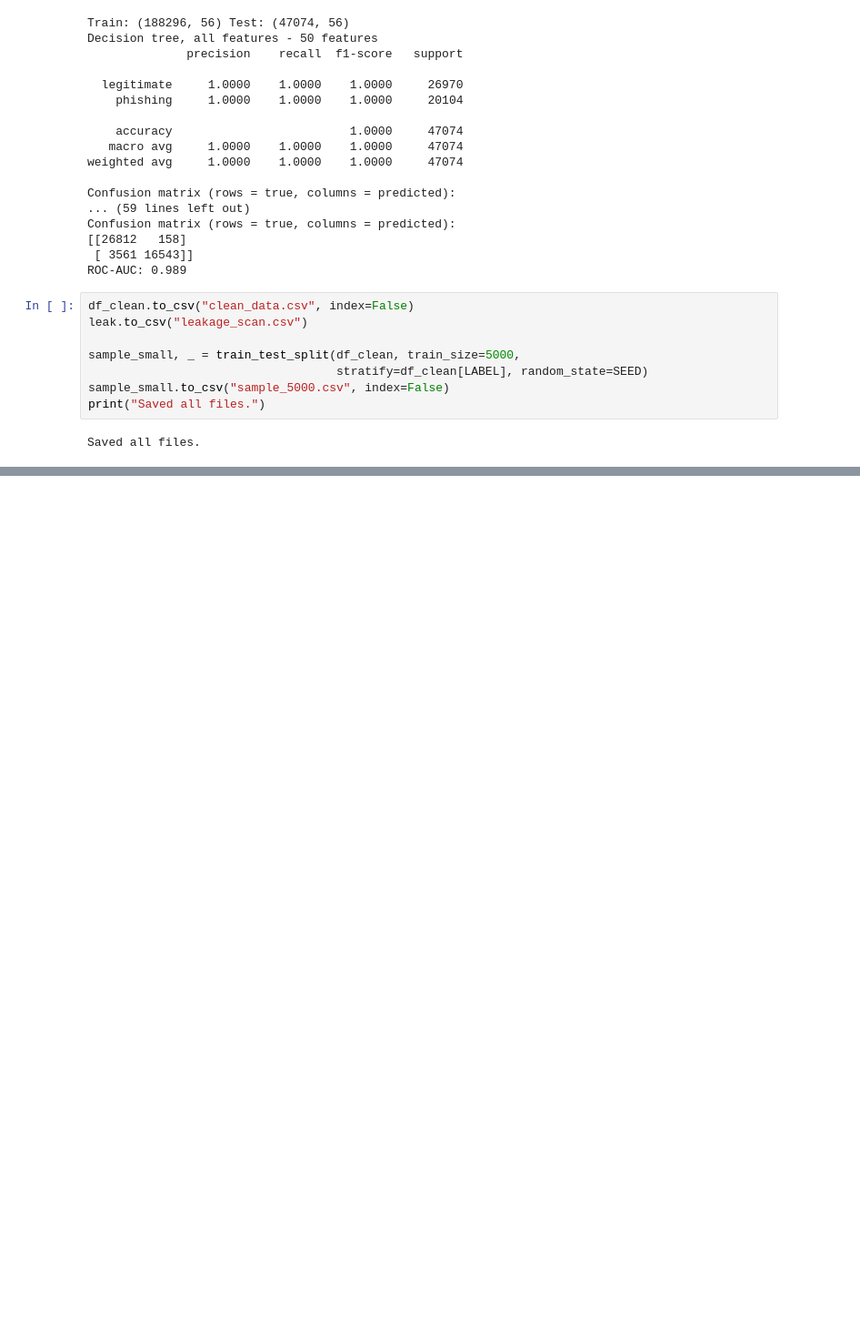
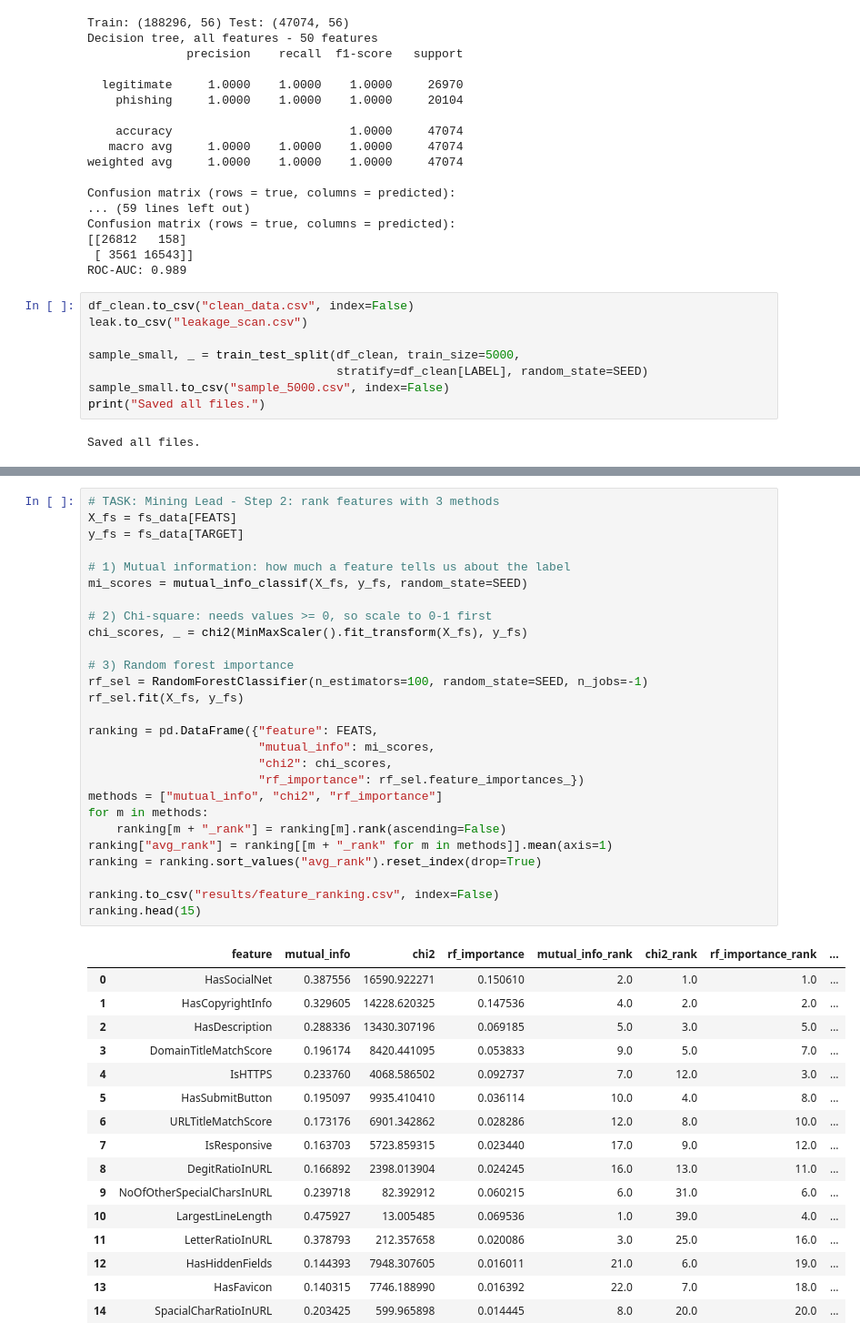
Before and after one commit to ayeshaalamexe/ds311-phishguard, a Jupyter notebook: notebooks/03_mining_lead.ipynb, the cells around one changed output, grey strips where cells are left out. Shown at 91% size. Drawn from its saved outputs; the diff is of its cells as text; blank space fills up the shorter version.

```diff
--- a/notebooks/03_mining_lead.ipynb
+++ b/notebooks/03_mining_lead.ipynb
@@ -353,0 +388,44 @@ Saved all files.
+# %%
+# TASK: Mining Lead - Step 2: rank features with 3 methods
+X_fs = fs_data[FEATS]
+y_fs = fs_data[TARGET]
+
+# 1) Mutual information: how much a feature tells us about the label
+mi_scores = mutual_info_classif(X_fs, y_fs, random_state=SEED)
+
+# 2) Chi-square: needs values >= 0, so scale to 0-1 first
+chi_scores, _ = chi2(MinMaxScaler().fit_transform(X_fs), y_fs)
+
+# 3) Random forest importance
+rf_sel = RandomForestClassifier(n_estimators=100, random_state=SEED, n_jobs=-1)
+rf_sel.fit(X_fs, y_fs)
+
+ranking = pd.DataFrame({"feature": FEATS,
+                        "mutual_info": mi_scores,
+                        "chi2": chi_scores,
+                        "rf_importance": rf_sel.feature_importances_})
+methods = ["mutual_info", "chi2", "rf_importance"]
+for m in methods:
+    ranking[m + "_rank"] = ranking[m].rank(ascending=False)
+ranking["avg_rank"] = ranking[[m + "_rank" for m in methods]].mean(axis=1)
+ranking = ranking.sort_values("avg_rank").reset_index(drop=True)
+
+ranking.to_csv("results/feature_ranking.csv", index=False)
+ranking.head(15)
+# %% [output]
+|  | feature | mutual_info | chi2 | rf_importance | mutual_info_rank | chi2_rank | rf_importance_rank | ... |
+| 0 | HasSocialNet | 0.387556 | 16590.922271 | 0.150610 | 2.0 | 1.0 | 1.0 | ... |
+| 1 | HasCopyrightInfo | 0.329605 | 14228.620325 | 0.147536 | 4.0 | 2.0 | 2.0 | ... |
+| 2 | HasDescription | 0.288336 | 13430.307196 | 0.069185 | 5.0 | 3.0 | 5.0 | ... |
+| 3 | DomainTitleMatchScore | 0.196174 | 8420.441095 | 0.053833 | 9.0 | 5.0 | 7.0 | ... |
+| 4 | IsHTTPS | 0.233760 | 4068.586502 | 0.092737 | 7.0 | 12.0 | 3.0 | ... |
+| 5 | HasSubmitButton | 0.195097 | 9935.410410 | 0.036114 | 10.0 | 4.0 | 8.0 | ... |
+| 6 | URLTitleMatchScore | 0.173176 | 6901.342862 | 0.028286 | 12.0 | 8.0 | 10.0 | ... |
+| 7 | IsResponsive | 0.163703 | 5723.859315 | 0.023440 | 17.0 | 9.0 | 12.0 | ... |
+| 8 | DegitRatioInURL | 0.166892 | 2398.013904 | 0.024245 | 16.0 | 13.0 | 11.0 | ... |
+| 9 | NoOfOtherSpecialCharsInURL | 0.239718 | 82.392912 | 0.060215 | 6.0 | 31.0 | 6.0 | ... |
+| 10 | LargestLineLength | 0.475927 | 13.005485 | 0.069536 | 1.0 | 39.0 | 4.0 | ... |
+| 11 | LetterRatioInURL | 0.378793 | 212.357658 | 0.020086 | 3.0 | 25.0 | 16.0 | ... |
+| 12 | HasHiddenFields | 0.144393 | 7948.307605 | 0.016011 | 21.0 | 6.0 | 19.0 | ... |
+| 13 | HasFavicon | 0.140315 | 7746.188990 | 0.016392 | 22.0 | 7.0 | 18.0 | ... |
+| 14 | SpacialCharRatioInURL | 0.203425 | 599.965898 | 0.014445 | 8.0 | 20.0 | 20.0 | ... |
```
Also changed, not shown: parts of 7 cells of this notebook.
